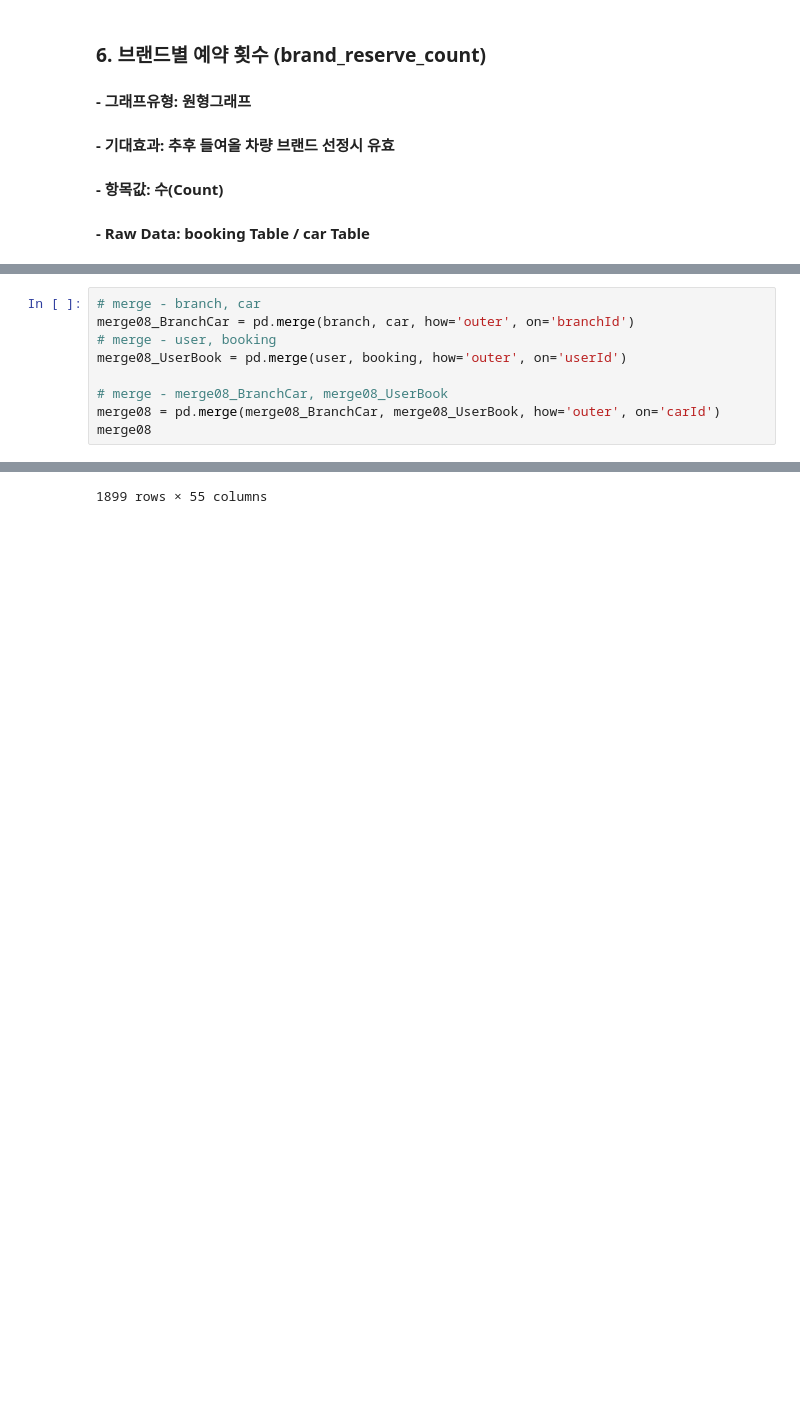
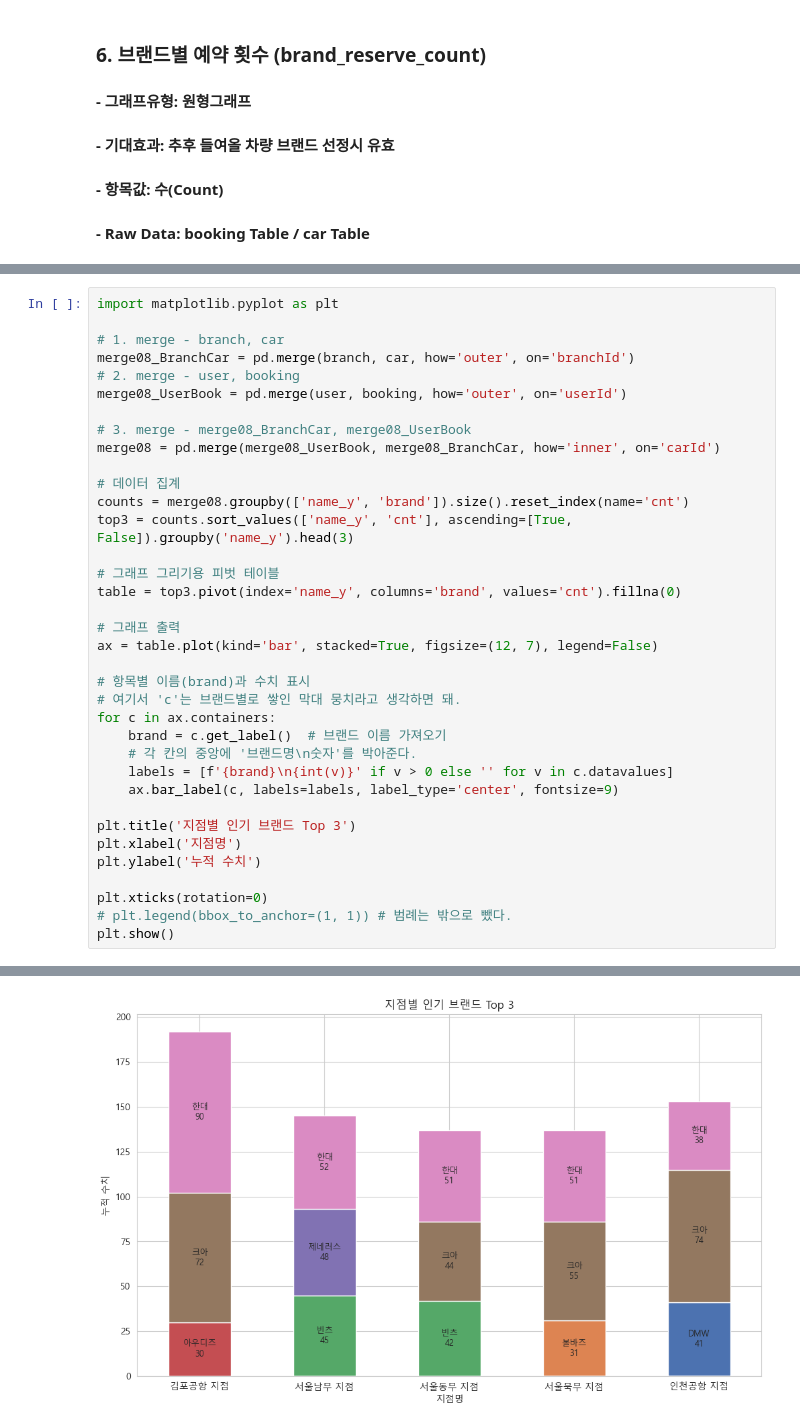
Before and after one commit to r-eong/Python2026, a Jupyter notebook: jupyter/rentcar2026.ipynb, the cells around one changed output, grey strips where cells are left out. Drawn from its saved outputs; the diff is of its cells as text; blank space fills up the shorter version.

```diff
--- a/jupyter/rentcar2026.ipynb
+++ b/jupyter/rentcar2026.ipynb
@@ -121,11 +185,38 @@ dtype: int64
 #### - **Raw Data**: branch Table / car Table / user Table / booking Table
 # %%
-# merge - branch, car
+import matplotlib.pyplot as plt
+
+# 1. merge - branch, car
 merge08_BranchCar = pd.merge(branch, car, how='outer', on='branchId')
-# merge - user, booking
+# 2. merge - user, booking
 merge08_UserBook = pd.merge(user, booking, how='outer', on='userId')
 
-# merge - merge08_BranchCar, merge08_UserBook
-merge08 = pd.merge(merge08_BranchCar, merge08_UserBook, how='outer', on='carId')
-merge08
+# 3. merge - merge08_BranchCar, merge08_UserBook
+merge08 = pd.merge(merge08_UserBook, merge08_BranchCar, how='inner', on='carId')
+
+# 데이터 집계
+counts = merge08.groupby(['name_y', 'brand']).size().reset_index(name='cnt')
+top3 = counts.sort_values(['name_y', 'cnt'], ascending=[True, False]).groupby('name_y').head(3)
+
+# 그래프 그리기용 피벗 테이블
+table = top3.pivot(index='name_y', columns='brand', values='cnt').fillna(0)
+
+# 그래프 출력
+ax = table.plot(kind='bar', stacked=True, figsize=(12, 7), legend=False)
+
+# 항목별 이름(brand)과 수치 표시
+# 여기서 'c'는 브랜드별로 쌓인 막대 뭉치라고 생각하면 돼.
+for c in ax.containers:
+    brand = c.get_label()  # 브랜드 이름 가져오기
+    # 각 칸의 중앙에 '브랜드명\n숫자'를 박아준다.
+    labels = [f'{brand}\n{int(v)}' if v > 0 else '' for v in c.datavalues]
+    ax.bar_label(c, labels=labels, label_type='center', fontsize=9)
+
+plt.title('지점별 인기 브랜드 Top 3')
+plt.xlabel('지점명')
+plt.ylabel('누적 수치')
+
+plt.xticks(rotation=0)
+# plt.legend(bbox_to_anchor=(1, 1)) # 범례는 밖으로 뺐다.
+plt.show()
 # %% [output]
@@ -144 +223 @@ merge08
-1899 rows × 55 columns
+[figure, added]
```
Also changed, not shown: parts of 6 cells of this notebook, 16 other files.
